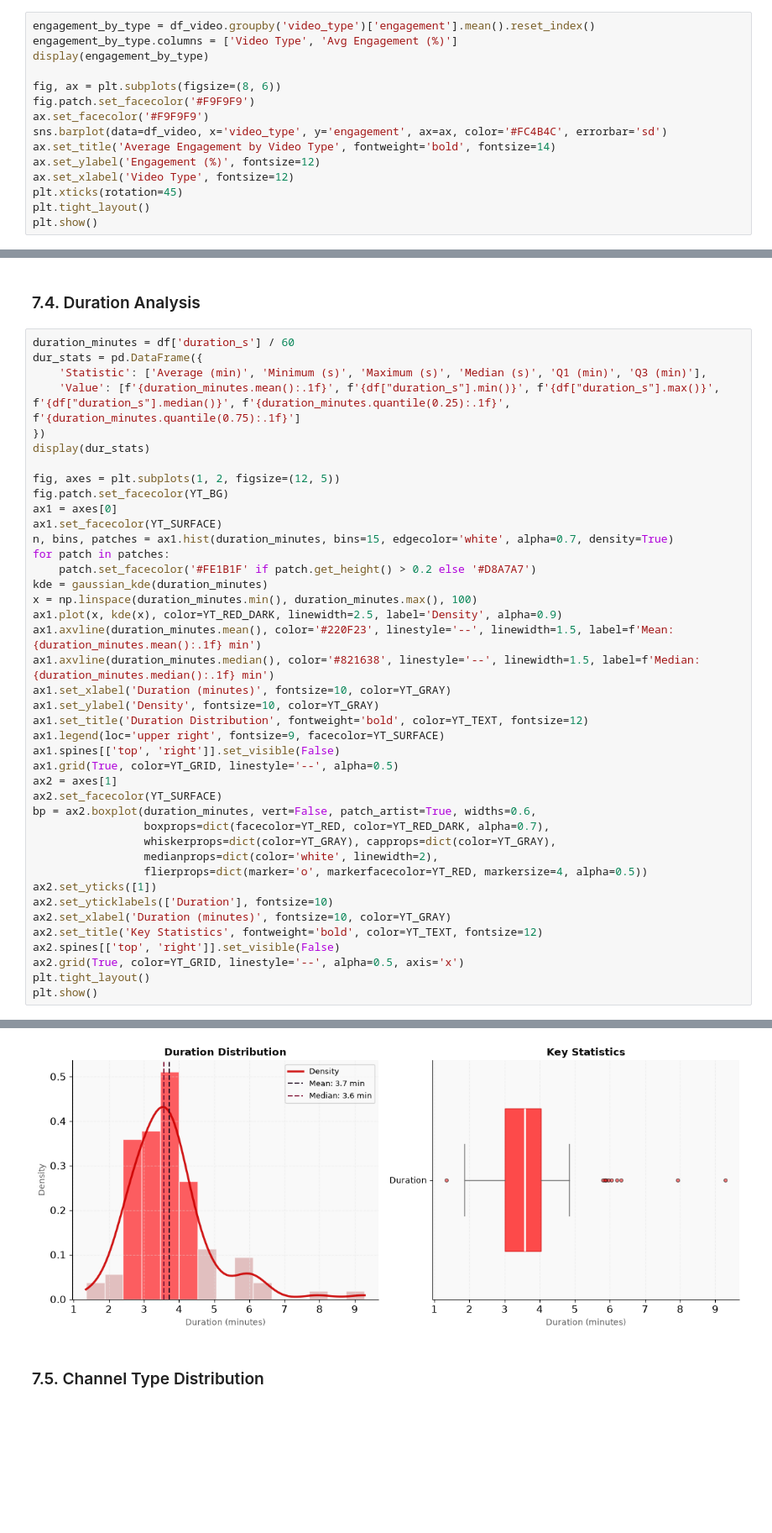
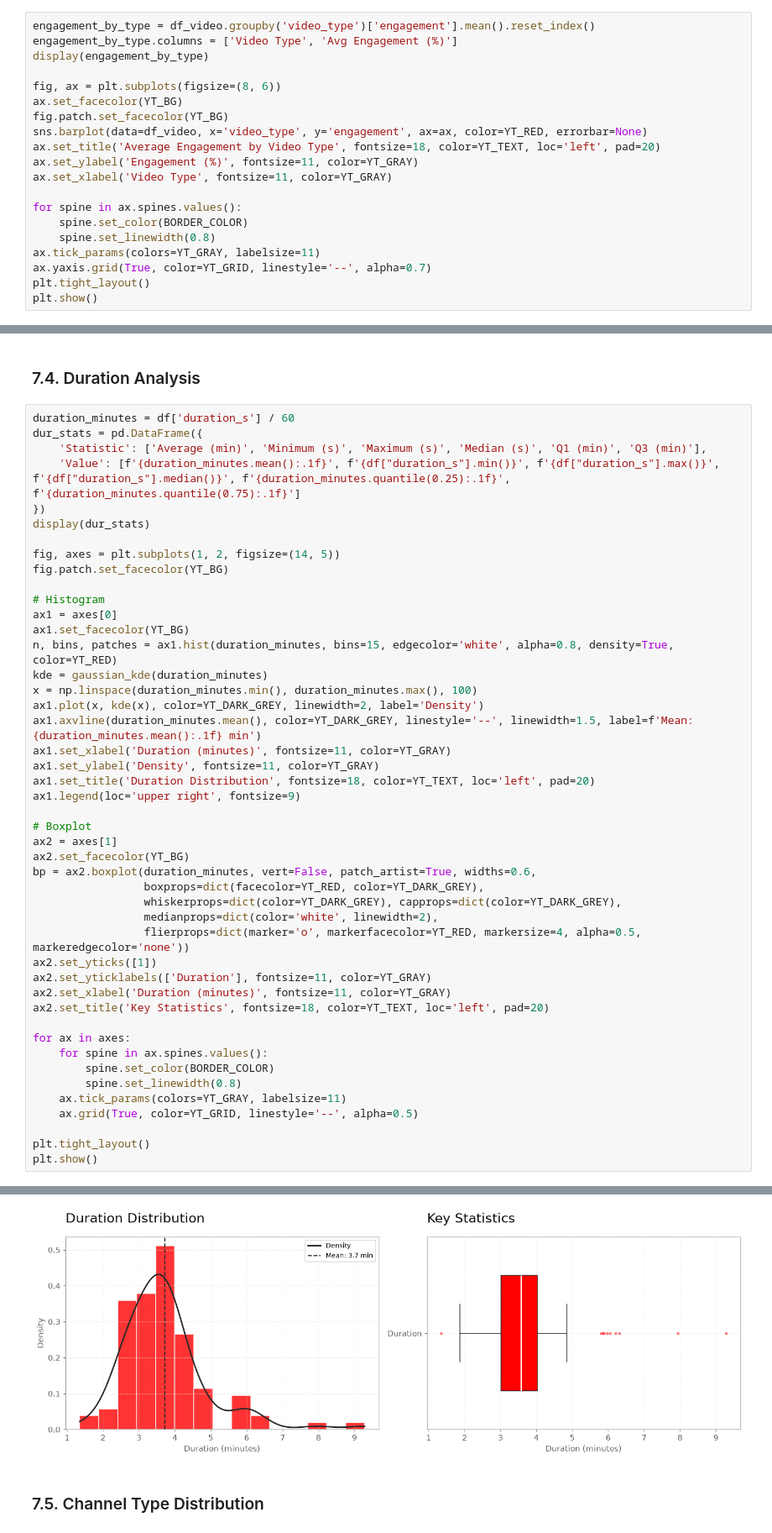
Before and after one commit to adroguetth/youtube-music-charts-intelligence, a Jupyter notebook: notebook_en/weekly/youtube_charts_2026-W46.ipynb, the cells around one changed output, grey strips where cells are left out. Shown at 84% size. Drawn from its saved outputs; the diff is of its cells as text; blank space fills up the shorter version.

```diff
--- a/notebook_en/weekly/youtube_charts_2026-W46.ipynb
+++ b/notebook_en/weekly/youtube_charts_2026-W46.ipynb
@@ -608,13 +643,18 @@ engagement_by_type.columns = ['Video Type', 'Avg Engagement (%)']
 display(engagement_by_type)
 
 fig, ax = plt.subplots(figsize=(8, 6))
-fig.patch.set_facecolor('#F9F9F9')
-ax.set_facecolor('#F9F9F9')
-sns.barplot(data=df_video, x='video_type', y='engagement', ax=ax, color='#FC4B4C', errorbar='sd')
-ax.set_title('Average Engagement by Video Type', fontweight='bold', fontsize=14)
-ax.set_ylabel('Engagement (%)', fontsize=12)
-ax.set_xlabel('Video Type', fontsize=12)
-plt.xticks(rotation=45)
+ax.set_facecolor(YT_BG)
+fig.patch.set_facecolor(YT_BG)
+sns.barplot(data=df_video, x='video_type', y='engagement', ax=ax, color=YT_RED, errorbar=None)
+ax.set_title('Average Engagement by Video Type', fontsize=18, color=YT_TEXT, loc='left', pad=20)
+ax.set_ylabel('Engagement (%)', fontsize=11, color=YT_GRAY)
+ax.set_xlabel('Video Type', fontsize=11, color=YT_GRAY)
+
+for spine in ax.spines.values():
+    spine.set_color(BORDER_COLOR)
+    spine.set_linewidth(0.8)
+ax.tick_params(colors=YT_GRAY, labelsize=11)
+ax.yaxis.grid(True, color=YT_GRID, linestyle='--', alpha=0.7)
 plt.tight_layout()
 plt.show()
 # %% [output]
@@ -629,53 +669,58 @@ plt.show()
 # %%
 duration_minutes = df['duration_s'] / 60
 dur_stats = pd.DataFrame({
     'Statistic': ['Average (min)', 'Minimum (s)', 'Maximum (s)', 'Median (s)', 'Q1 (min)', 'Q3 (min)'],
     'Value': [f'{duration_minutes.mean():.1f}', f'{df["duration_s"].min()}', f'{df["duration_s"].max()}', f'{df["duration_s"].median()}', f'{duration_minutes.quantile(0.25):.1f}', f'{duration_minutes.quantile(0.75):.1f}']
 })
 display(dur_stats)
 
-fig, axes = plt.subplots(1, 2, figsize=(12, 5))
+fig, axes = plt.subplots(1, 2, figsize=(14, 5))
 fig.patch.set_facecolor(YT_BG)
+
+# Histogram
 ax1 = axes[0]
-ax1.set_facecolor(YT_SURFACE)
-n, bins, patches = ax1.hist(duration_minutes, bins=15, edgecolor='white', alpha=0.7, density=True)
-for patch in patches:
-    patch.set_facecolor('#FE1B1F' if patch.get_height() > 0.2 else '#D8A7A7')
+ax1.set_facecolor(YT_BG)
+n, bins, patches = ax1.hist(duration_minutes, bins=15, edgecolor='white', alpha=0.8, density=True, color=YT_RED)
 kde = gaussian_kde(duration_minutes)
 x = np.linspace(duration_minutes.min(), duration_minutes.max(), 100)
-ax1.plot(x, kde(x), color=YT_RED_DARK, linewidth=2.5, label='Density', alpha=0.9)
-ax1.axvline(duration_minutes.mean(), color='#220F23', linestyle='--', linewidth=1.5, label=f'Mean: {duration_minutes.mean():.1f} min')
-ax1.axvline(duration_minutes.median(), color='#821638', linestyle='--', linewidth=1.5, label=f'Median: {duration_minutes.median():.1f} min')
-ax1.set_xlabel('Duration (minutes)', fontsize=10, color=YT_GRAY)
-ax1.set_ylabel('Density', fontsize=10, color=YT_GRAY)
-ax1.set_title('Duration Distribution', fontweight='bold', color=YT_TEXT, fontsize=12)
-ax1.legend(loc='upper right', fontsize=9, facecolor=YT_SURFACE)
-ax1.spines[['top', 'right']].set_visible(False)
-ax1.grid(True, color=YT_GRID, linestyle='--', alpha=0.5)
+ax1.plot(x, kde(x), color=YT_DARK_GREY, linewidth=2, label='Density')
+ax1.axvline(duration_minutes.mean(), color=YT_DARK_GREY, linestyle='--', linewidth=1.5, label=f'Mean: {duration_minutes.mean():.1f} min')
+ax1.set_xlabel('Duration (minutes)', fontsize=11, color=YT_GRAY)
+ax1.set_ylabel('Density', fontsize=11, color=YT_GRAY)
+ax1.set_title('Duration Distribution', fontsize=18, color=YT_TEXT, loc='left', pad=20)
+ax1.legend(loc='upper right', fontsize=9)
+
+# Boxplot
 ax2 = axes[1]
-ax2.set_facecolor(YT_SURFACE)
+ax2.set_facecolor(YT_BG)
 bp = ax2.boxplot(duration_minutes, vert=False, patch_artist=True, widths=0.6,
-                 boxprops=dict(facecolor=YT_RED, color=YT_RED_DARK, alpha=0.7),
-                 whiskerprops=dict(color=YT_GRAY), capprops=dict(color=YT_GRAY),
+                 boxprops=dict(facecolor=YT_RED, color=YT_DARK_GREY),
+                 whiskerprops=dict(color=YT_DARK_GREY), capprops=dict(color=YT_DARK_GREY),
                  medianprops=dict(color='white', linewidth=2),
-                 flierprops=dict(marker='o', markerfacecolor=YT_RED, markersize=4, alpha=0.5))
+                 flierprops=dict(marker='o', markerfacecolor=YT_RED, markersize=4, alpha=0.5, markeredgecolor='none'))
 ax2.set_yticks([1])
-ax2.set_yticklabels(['Duration'], fontsize=10)
-ax2.set_xlabel('Duration (minutes)', fontsize=10, color=YT_GRAY)
-ax2.set_title('Key Statistics', fontweight='bold', color=YT_TEXT, fontsize=12)
-ax2.spines[['top', 'right']].set_visible(False)
-ax2.grid(True, color=YT_GRID, linestyle='--', alpha=0.5, axis='x')
+ax2.set_yticklabels(['Duration'], fontsize=11, color=YT_GRAY)
+ax2.set_xlabel('Duration (minutes)', fontsize=11, color=YT_GRAY)
+ax2.set_title('Key Statistics', fontsize=18, color=YT_TEXT, loc='left', pad=20)
+
+for ax in axes:
+    for spine in ax.spines.values():
+        spine.set_color(BORDER_COLOR)
+        spine.set_linewidth(0.8)
+    ax.tick_params(colors=YT_GRAY, labelsize=11)
+    ax.grid(True, color=YT_GRID, linestyle='--', alpha=0.5)
+
 plt.tight_layout()
 plt.show()
 # %% [output]
 |  | Statistic | Value |
 | 0 | Average (min) | 3.7 |
 | 1 | Minimum (s) | 81 |
 | 2 | Maximum (s) | 557 |
 | 3 | Median (s) | 214.5 |
 | 4 | Q1 (min) | 3.0 |
 | 5 | Q3 (min) | 4.0 |
-[figure, old version]
+[figure, new version]
 # %% [markdown]
 ### 7.5. Channel Type Distribution
 # %%
```
Also changed, not shown: parts of 16 cells of this notebook, 1 other file.
